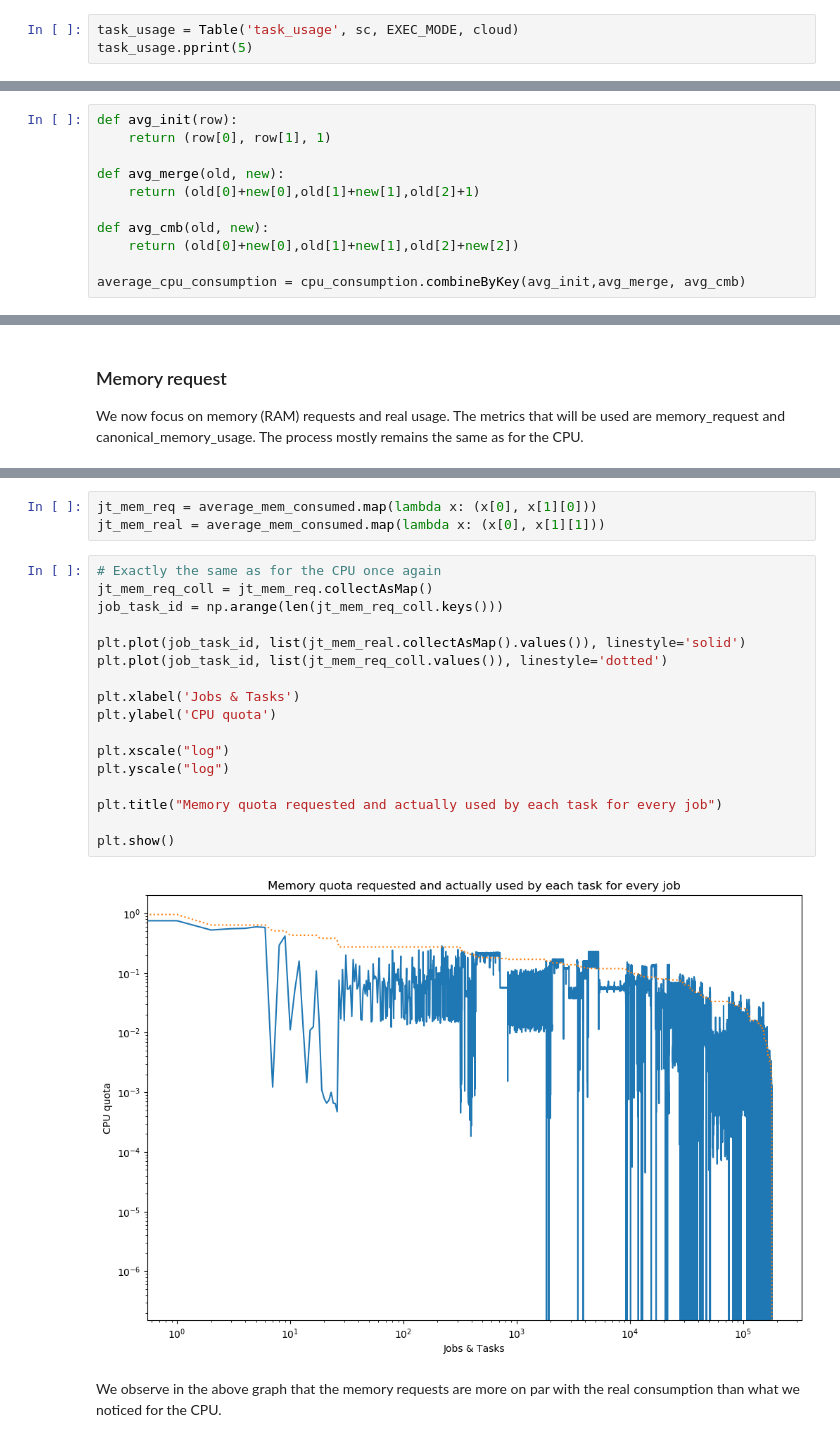
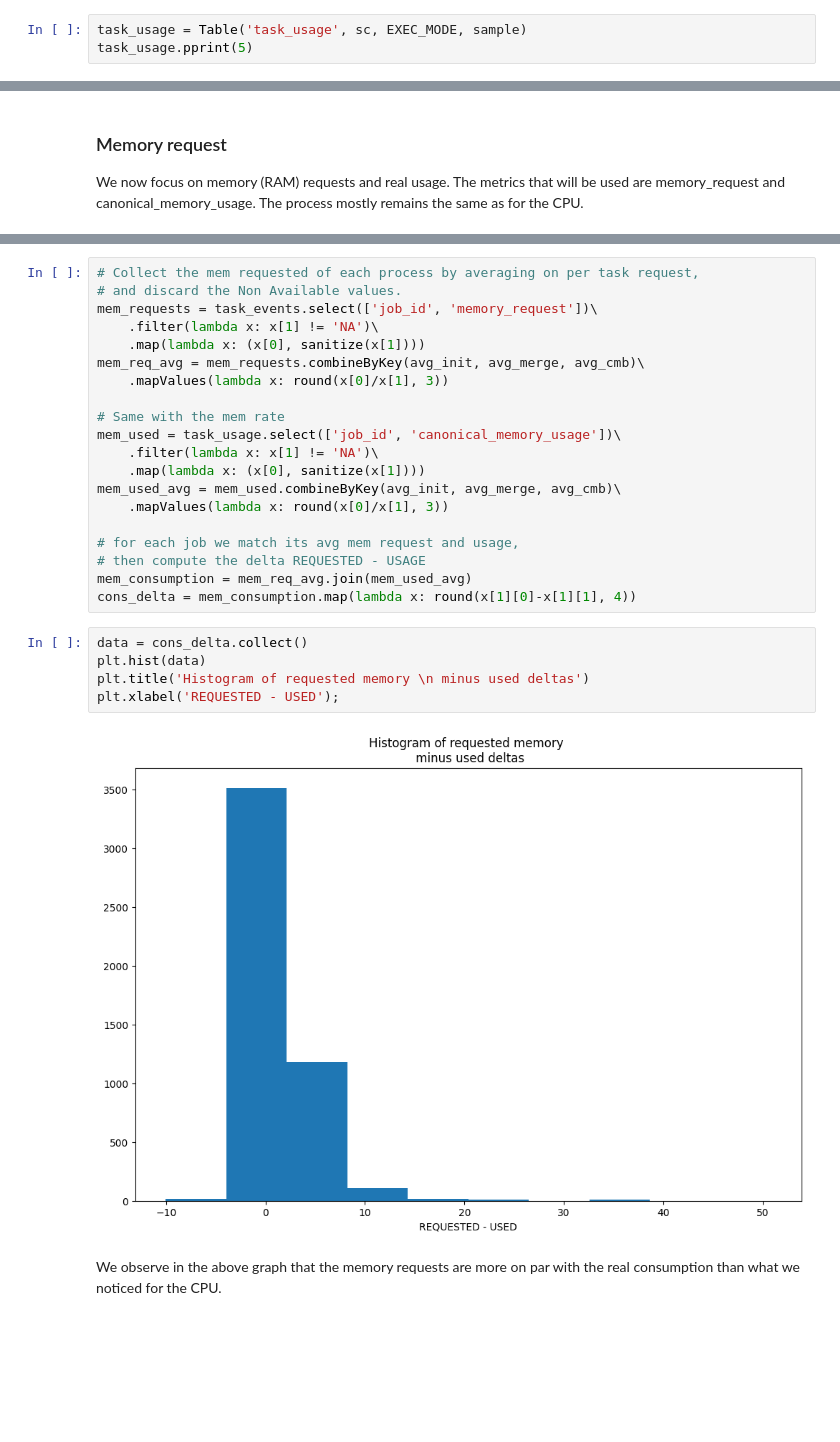
Before and after one commit to templierw/spark_lab, a Jupyter notebook: lab_new.ipynb, the cells around one changed output, grey strips where cells are left out. Drawn from its saved outputs; the diff is of its cells as text; blank space fills up the shorter version.

```diff
--- a/lab_new.ipynb
+++ b/lab_new.ipynb
@@ -445,7 +433,7 @@ We will process this analysis over the CPU and Memory usage, but as we don't hav
 
 Let's start by loading this table as a RDD.
 # %%
-task_usage = Table('task_usage', sc, EXEC_MODE, cloud)
+task_usage = Table('task_usage', sc, EXEC_MODE, sample)
 task_usage.pprint(5)
 # %% [output]
 |  | start_time | end_time | job_id | task_index | machine_id | cpu_rate | canonical_memory_usage | ... |
@@ -482,11 +483,0 @@ From the joined structure, we do a combine by key to find, for each job and task
-# %%
-def avg_init(row):
-    return (row[0], row[1], 1)
-
-def avg_merge(old, new):
-    return (old[0]+new[0],old[1]+new[1],old[2]+1)
-
-def avg_cmb(old, new):
-    return (old[0]+new[0],old[1]+new[1],old[2]+new[2])
-
-average_cpu_consumption = cpu_consumption.combineByKey(avg_init,avg_merge, avg_cmb)
@@ -553,25 +508,30 @@ average_mem_consumed = mem_consumed.combineByKey(avg_init, avg_merge, avg_cmb)\
-# %%
-jt_mem_req = average_mem_consumed.map(lambda x: (x[0], x[1][0]))
-jt_mem_real = average_mem_consumed.map(lambda x: (x[0], x[1][1]))
-# %%
-# Exactly the same as for the CPU once again
-jt_mem_req_coll = jt_mem_req.collectAsMap()
-job_task_id = np.arange(len(jt_mem_req_coll.keys()))
-
-plt.plot(job_task_id, list(jt_mem_real.collectAsMap().values()), linestyle='solid')
-plt.plot(job_task_id, list(jt_mem_req_coll.values()), linestyle='dotted')
-
-plt.xlabel('Jobs & Tasks')
-plt.ylabel('CPU quota')
-
-plt.xscale("log")
-plt.yscale("log")
-
-plt.title("Memory quota requested and actually used by each task for every job")
-
-plt.show()
-# %% [output]
-[figure, removed]
+# %%
+# Collect the mem requested of each process by averaging on per task request,
+# and discard the Non Available values.
+mem_requests = task_events.select(['job_id', 'memory_request'])\
+    .filter(lambda x: x[1] != 'NA')\
+    .map(lambda x: (x[0], sanitize(x[1])))
+mem_req_avg = mem_requests.combineByKey(avg_init, avg_merge, avg_cmb)\
+    .mapValues(lambda x: round(x[0]/x[1], 3))
+
+# Same with the mem rate
+mem_used = task_usage.select(['job_id', 'canonical_memory_usage'])\
+    .filter(lambda x: x[1] != 'NA')\
+    .map(lambda x: (x[0], sanitize(x[1])))
+mem_used_avg = mem_used.combineByKey(avg_init, avg_merge, avg_cmb)\
+    .mapValues(lambda x: round(x[0]/x[1], 3))
+
+# for each job we match its avg mem request and usage,
+# then compute the delta REQUESTED - USAGE
+mem_consumption = mem_req_avg.join(mem_used_avg)
+cons_delta = mem_consumption.map(lambda x: round(x[1][0]-x[1][1], 4))
+# %%
+data = cons_delta.collect()
+plt.hist(data)
+plt.title('Histogram of requested memory \n minus used deltas')
+plt.xlabel('REQUESTED - USED');
+# %% [output]
+[figure, added]
 # %% [markdown]
 We observe in the above graph that the memory requests are more on par with the real consumption than what we noticed for the CPU.
 # %% [markdown]
```
Also changed, not shown: parts of 28 cells of this notebook, 14 other files.
